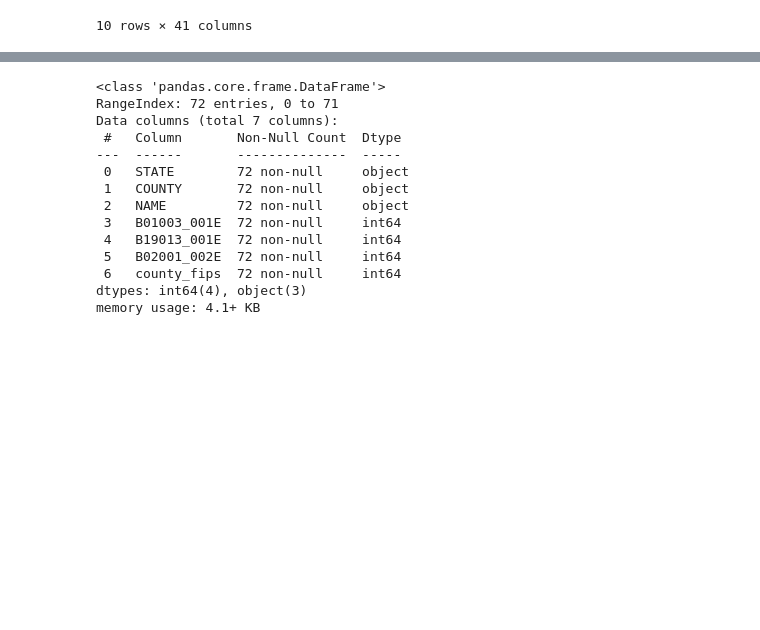
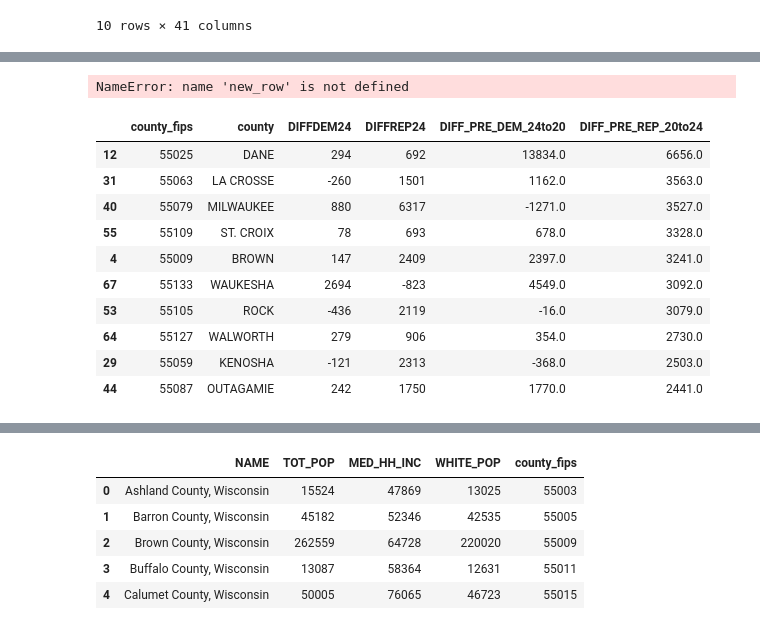
Before and after one commit to hbensen7/data-journalism-final, a Jupyter notebook: data_analysis.ipynb, the cells around one changed output, grey strips where cells are left out. Saved outputs shown, nothing was run; the diff lists cells and outputs as text; code cells hidden in the pictures; blank space fills up the shorter version.

```diff
--- a/data_analysis.ipynb
+++ b/data_analysis.ipynb
@@ -62,22 +72,54 @@ df_c.to_csv('data_arrows.csv', index=False)
+# %%
+
+# Find the largest and smallest values in column 'A'
+largest = df_c.nlargest(7, 'Republican swing')
+smallest = df_c.nsmallest(4, 'Republican swing')
+
+# Append together
+df_swings = pd.concat([largest, smallest])
+
+
+#select columns to keep
+df_swings = df_swings[['county_fips', 'county', 'Republican swing', 'Swing_party']]
+
+wisc_row = {'county_fips': 55000, 'county': "STATE of WISCONSIN", "Republican Swing": 0.00, 'Swing_party': "STATEWIDE"}
+#df_swings = pd.concat([df_swings, wisc_row], ignore_index=True)
+df_swings.loc[len(df_swings)] = new_row
+
+df_swings.head(10)
+# %% [output]
+NameError: name 'new_row' is not defined
 # %%
 ## Calculate new colums
 
 #Votes for Kamala Harris 2024 - Tammy Baldwin2024
 df_c['DIFFDEM24'] = df_c['PREDEM24'] - df_c['USSDEM24']
 #Votes for Donald Trump 2024 - Eric Hovde 2024
 df_c['DIFFREP24'] = df_c['PREREP24'] - df_c['USSREP24']
 #Votes for Kamala Harris 2024 - Joe Biden 2020
 df_c['DIFF_PRE_DEM_24to20'] = df_c['PREDEM24'] - df_c['PREDEM20']
 #Votes for Donald Trump 2024 - Donald Trump Trump 2020
 df_c['DIFF_PRE_REP_20to24'] = df_c['PREREP24'] - df_c['PREREP20']
 
 
 
 #Select the columns of interest, sort by preferred variable DIFF_PRE_REP_20to24
 df_f = df_c[['county_fips', 'county', 'DIFFDEM24', 'DIFFREP24', 'DIFF_PRE_DEM_24to20', 'DIFF_PRE_REP_20to24']].sort_values(by = ['DIFF_PRE_REP_20to24'], ascending = False)
 
 #df_f.info()
-#df_f.head(10)
+df_f.head(10)
+# %% [output]
+|  | county_fips | county | DIFFDEM24 | DIFFREP24 | DIFF_PRE_DEM_24to20 | DIFF_PRE_REP_20to24 |
+| 12 | 55025 | DANE | 294 | 692 | 13834.0 | 6656.0 |
+| 31 | 55063 | LA CROSSE | -260 | 1501 | 1162.0 | 3563.0 |
+| 40 | 55079 | MILWAUKEE | 880 | 6317 | -1271.0 | 3527.0 |
+| 55 | 55109 | ST. CROIX | 78 | 693 | 678.0 | 3328.0 |
+| 4 | 55009 | BROWN | 147 | 2409 | 2397.0 | 3241.0 |
+| 67 | 55133 | WAUKESHA | 2694 | -823 | 4549.0 | 3092.0 |
+| 53 | 55105 | ROCK | -436 | 2119 | -16.0 | 3079.0 |
+| 64 | 55127 | WALWORTH | 279 | 906 | 354.0 | 2730.0 |
+| 29 | 55059 | KENOSHA | -121 | 2313 | -368.0 | 2503.0 |
+| 44 | 55087 | OUTAGAMIE | 242 | 1750 | 1770.0 | 2441.0 |
 # %%
 ## Chart 1
 #pip install "altair[all]" in linux
@@ -129,4 +172,5 @@ VARIABLES = ["NAME", TOTAL_POPULATION_VARIABLE, MEDIAN_HOUSEHOLD_INCOME_VARIABLE
 # %%
+#Download census county-level demographic data
 from censusdis import states
 
 df_counties = ced.download(
@@ -142,19 +186,17 @@ df_counties.head(10)
 
 df_counties["county_fips"] = df_counties["STATE"] + df_counties["COUNTY"]
 df_counties["county_fips"] = pd.to_numeric(df_counties["county_fips"])
-df_counties.info()
+
+
+df_counties.columns = ['STATE', 'COUNTY', 'NAME', 'TOT_POP', 'MED_HH_INC', 'WHITE_POP', 'county_fips']
+
+df_counties2 = df_counties[['NAME', 'TOT_POP', 'MED_HH_INC', 'WHITE_POP', 'county_fips']]
+
+df_counties2.head()
 # %% [output]
-<class 'pandas.core.frame.DataFrame'>
-RangeIndex: 72 entries, 0 to 71
-Data columns (total 7 columns):
- #   Column       Non-Null Count  Dtype
----  ------       --------------  -----
- 0   STATE        72 non-null     object
- 1   COUNTY       72 non-null     object
- 2   NAME         72 non-null     object
- 3   B01003_001E  72 non-null     int64
- 4   B19013_001E  72 non-null     int64
- 5   B02001_002E  72 non-null     int64
- 6   county_fips  72 non-null     int64
-dtypes: int64(4), object(3)
-memory usage: 4.1+ KB
+|  | NAME | TOT_POP | MED_HH_INC | WHITE_POP | county_fips |
+| 0 | Ashland County, Wisconsin | 15524 | 47869 | 13025 | 55003 |
+| 1 | Barron County, Wisconsin | 45182 | 52346 | 42535 | 55005 |
+| 2 | Brown County, Wisconsin | 262559 | 64728 | 220020 | 55009 |
+| 3 | Buffalo County, Wisconsin | 13087 | 58364 | 12631 | 55011 |
+| 4 | Calumet County, Wisconsin | 50005 | 76065 | 46723 | 55015 |
```
Also changed, not shown: parts of 7 cells of this notebook.
